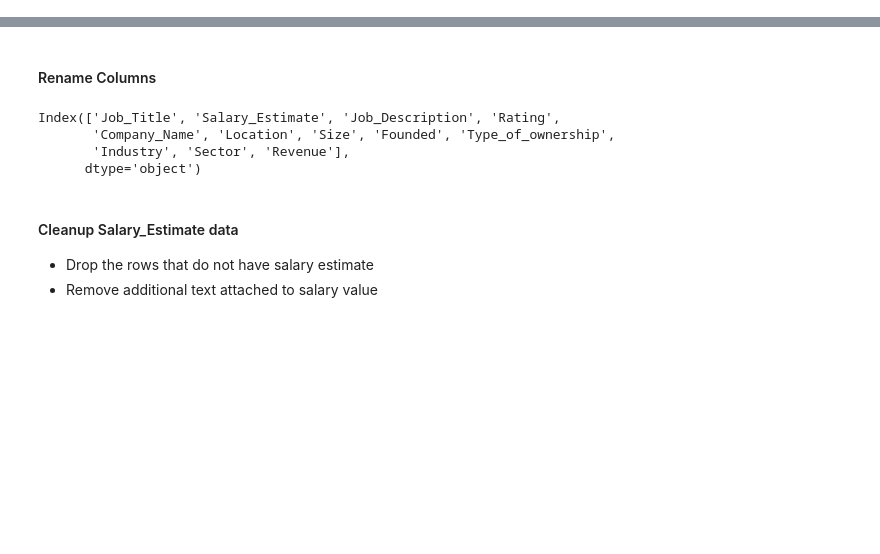
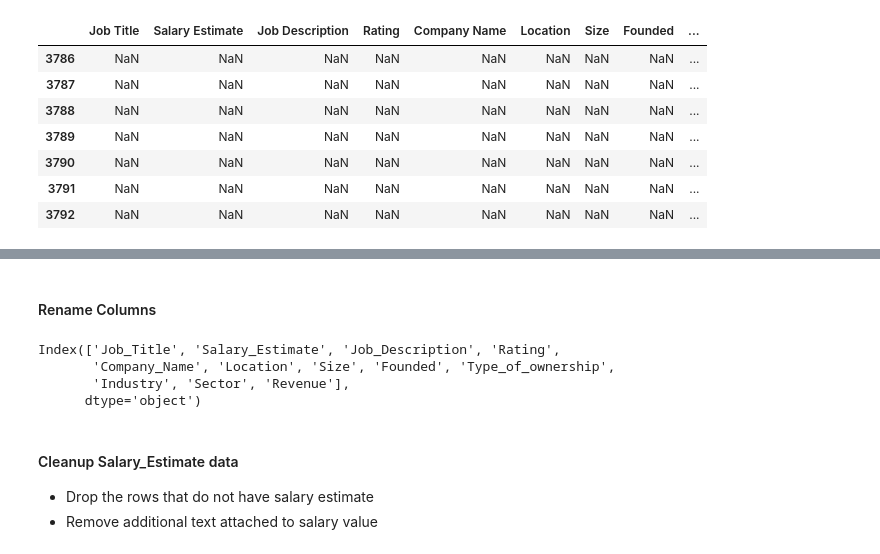
Before and after one commit to Al-Faust/Data_Career_Mapping, a Jupyter notebook: data_cleaning.ipynb, the cells around one changed output, grey strips where cells are left out. Saved outputs shown, nothing was run; the diff lists cells and outputs as text; code cells hidden in the pictures; blank space fills up the shorter version.

```diff
--- a/data_cleaning.ipynb
+++ b/data_cleaning.ipynb
@@ -18,0 +56,15 @@ ds_df.head()
+# %%
+# Find NAN
+nan_df = ds_df[ds_df.isna().any(axis=1)]
+display(nan_df)
+ds_df = ds_df.dropna(how='all')
+ds_df.head()
+# %% [output]
+|  | Job Title | Salary Estimate | Job Description | Rating | Company Name | Location | Size | Founded | ... |
+| 3786 | NaN | NaN | NaN | NaN | NaN | NaN | NaN | NaN | ... |
+| 3787 | NaN | NaN | NaN | NaN | NaN | NaN | NaN | NaN | ... |
+| 3788 | NaN | NaN | NaN | NaN | NaN | NaN | NaN | NaN | ... |
+| 3789 | NaN | NaN | NaN | NaN | NaN | NaN | NaN | NaN | ... |
+| 3790 | NaN | NaN | NaN | NaN | NaN | NaN | NaN | NaN | ... |
+| 3791 | NaN | NaN | NaN | NaN | NaN | NaN | NaN | NaN | ... |
+| 3792 | NaN | NaN | NaN | NaN | NaN | NaN | NaN | NaN | ... |
```
Also changed, not shown: parts of 81 cells of this notebook, 14 other files.
